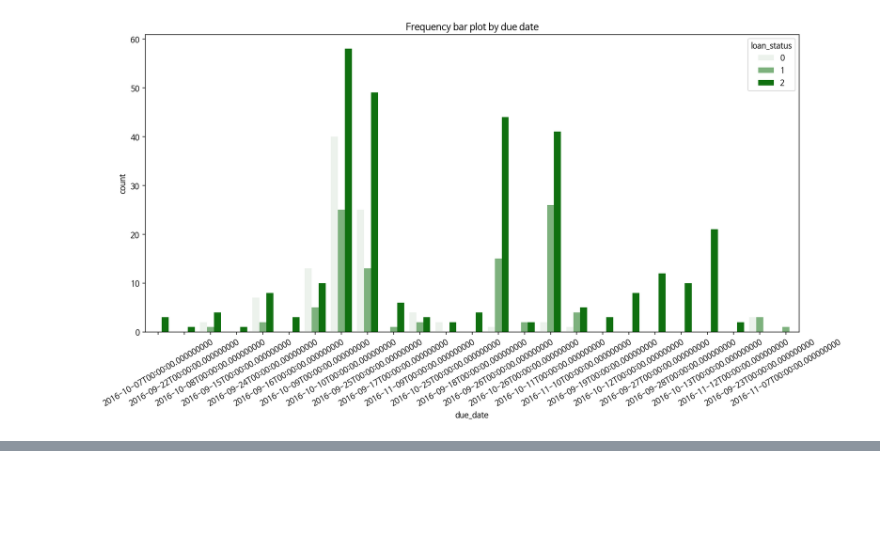
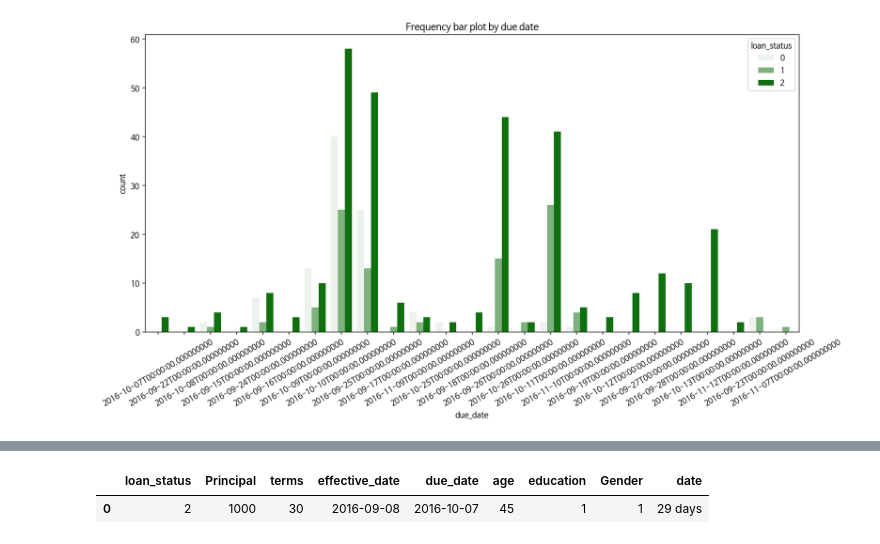
Before and after one commit to seonwoojh/KaggleStruggle, a Jupyter notebook: Kaggle_Loan_Data_Classification.ipynb, the cells around one changed output, grey strips where cells are left out. Drawn from its saved outputs; the diff is of its cells as text; code cells hidden in the pictures; blank space fills up the shorter version.

```diff
--- a/Kaggle_Loan_Data_Classification.ipynb
+++ b/Kaggle_Loan_Data_Classification.ipynb
@@ -227,6 +215,11 @@ features_df = df.drop(['loan_status'],axis=1).copy()
 
 X_train, X_test, y_train, y_test = train_test_split(features_df, target_df,
                                                     test_size = 0.2, random_state = 11)
+# %%
+df.head(1)
+# %% [output]
+|  | loan_status | Principal | terms | effective_date | due_date | age | education | Gender | date |
+| 0 | 2 | 1000 | 30 | 2016-09-08 | 2016-10-07 | 45 | 1 | 1 | 29 days |
 # %%
 from sklearn.tree import DecisionTreeClassifier
 from sklearn.ensemble import RandomForestClassifier
```
Also changed, not shown: parts of 11 cells of this notebook.
